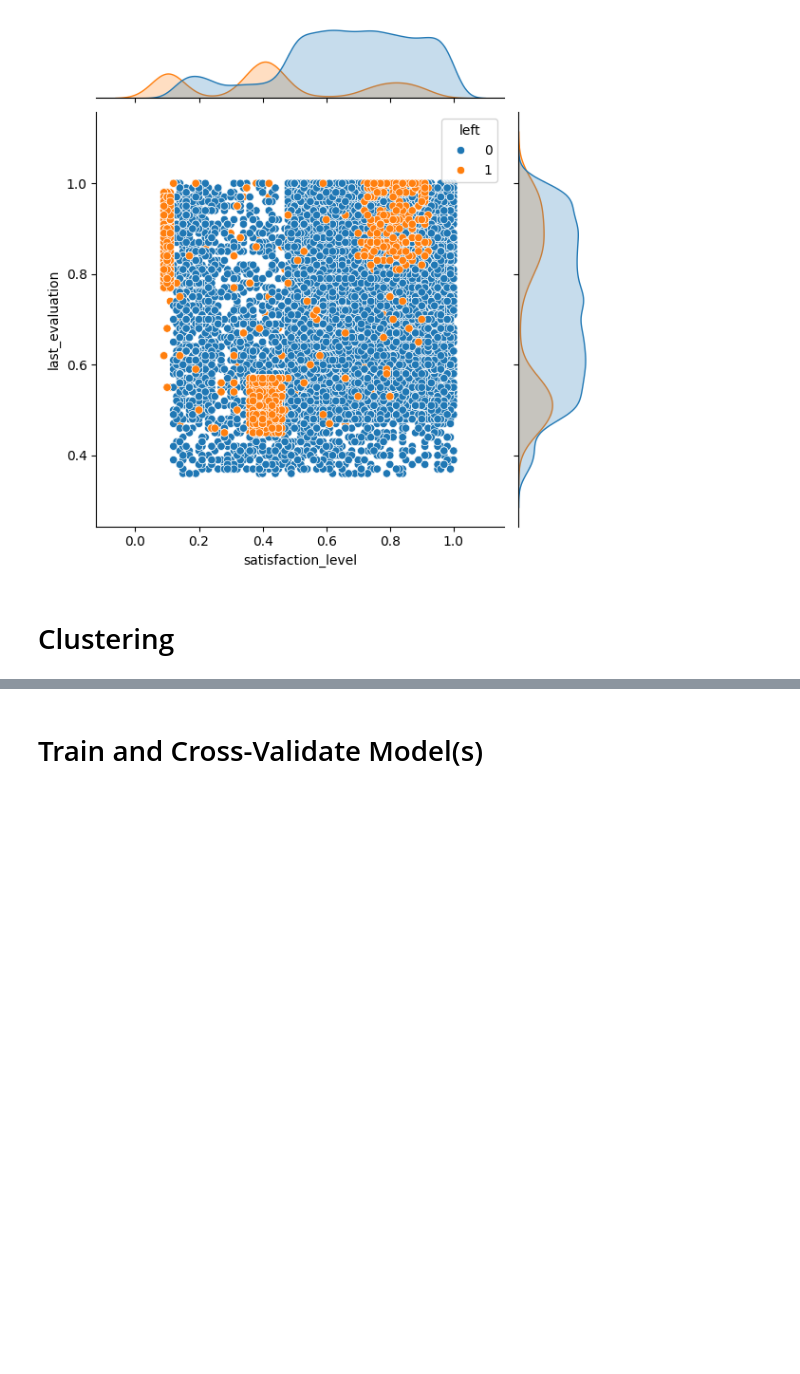
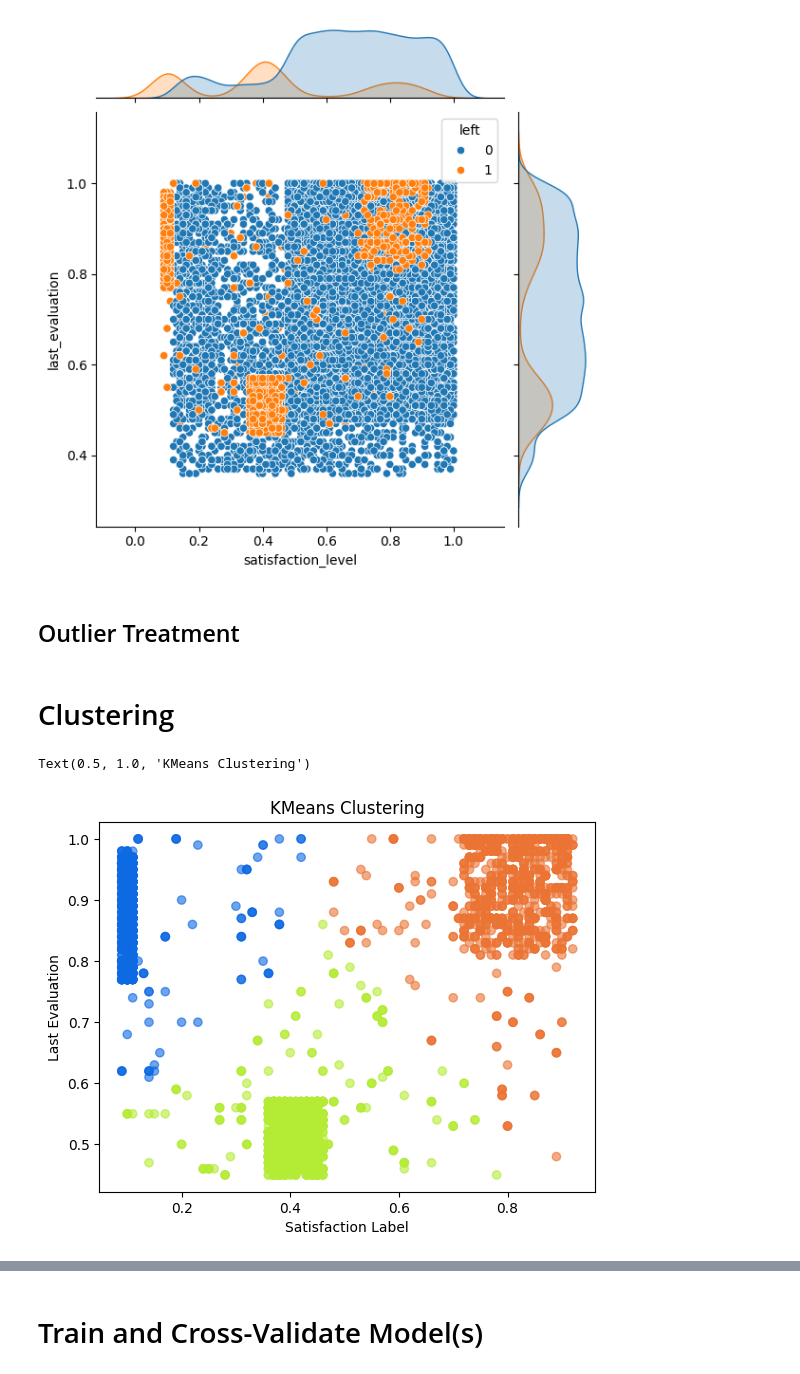
Before and after one commit to kitsbits/aiml, a Jupyter notebook: ml-core/project/ml_project.ipynb, the cells around one changed output, grey strips where cells are left out. Cells and saved outputs as stored; diff of their text form; code cells hidden in the pictures; blank space fills up the shorter version.

```diff
--- a/ml-core/project/ml_project.ipynb
+++ b/ml-core/project/ml_project.ipynb
@@ -202,5 +203,27 @@ sns.jointplot(x='satisfaction_level', y='last_evaluation', data=df, hue='left')
 # %% [output]
 <seaborn.axisgrid.JointGrid at 0x...>
 [figure]
+# %% [markdown]
+## Outlier Treatment
 # %% [markdown]
 # Clustering
+# %%
+KM = KMeans(n_clusters=3, random_state=1, n_init=10)
+
+df_clusters = df[["satisfaction_level", "last_evaluation", "left"]]
+df_left = df_clusters[df["left"] == 1]
+
+clusters = KM.fit_predict(df_left[["satisfaction_level", "last_evaluation"]])
+# %%
+colors_list = ["#b4eb34", "#eb7434", "#0e6ae3"]
+colors = []
+for cluster in clusters:
+  colors.append(colors_list[cluster])
+
+plt.scatter(x=df_left["satisfaction_level"], y=df_left["last_evaluation"], c=colors, alpha=0.6)
+plt.xlabel('Satisfaction Label')
+plt.ylabel('Last Evaluation')
+plt.title('KMeans Clustering')
+# %% [output]
+Text(0.5, 1.0, 'KMeans Clustering')
+[figure, added]
```
Also changed, not shown: parts of 25 cells of this notebook, 4 other files.
